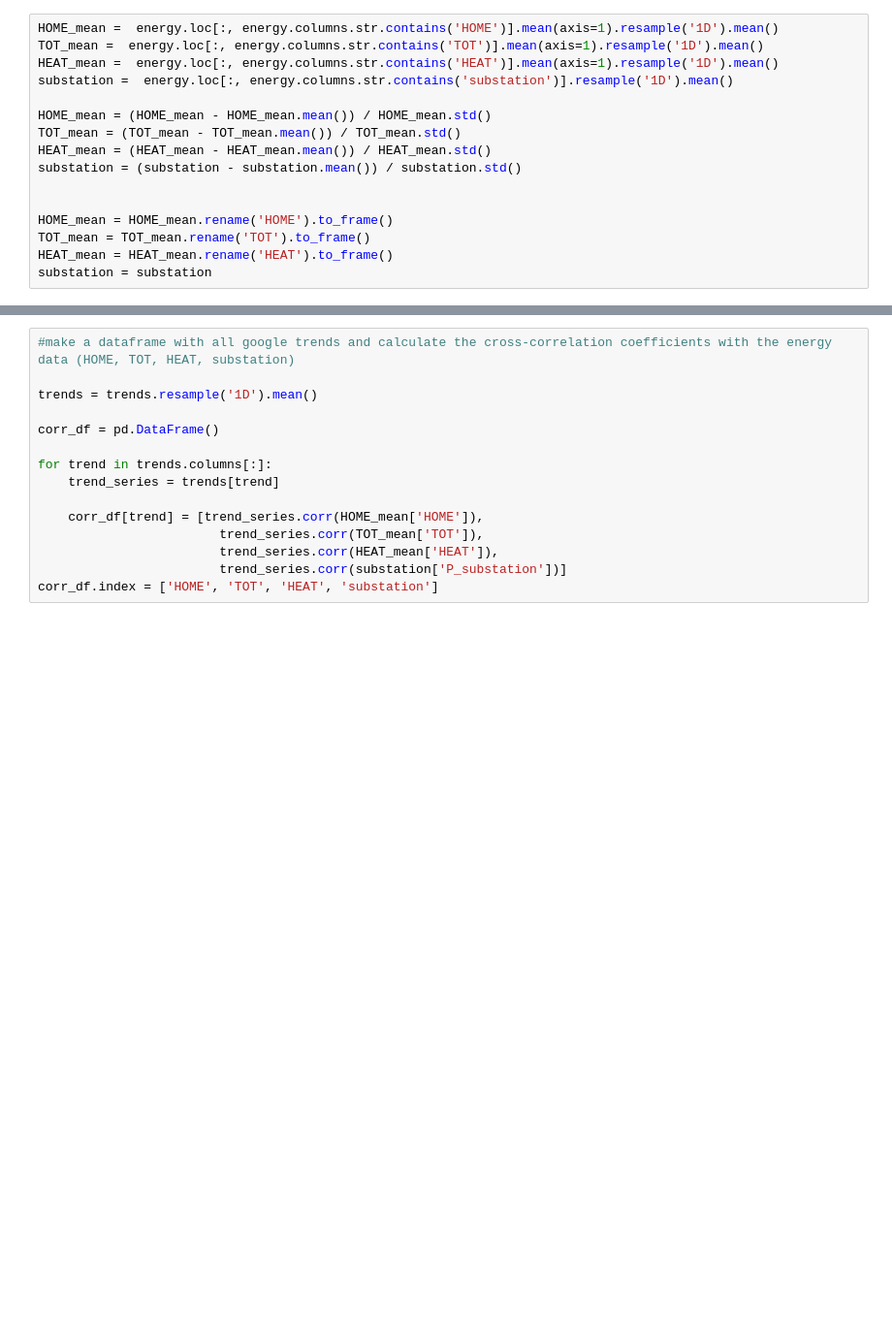
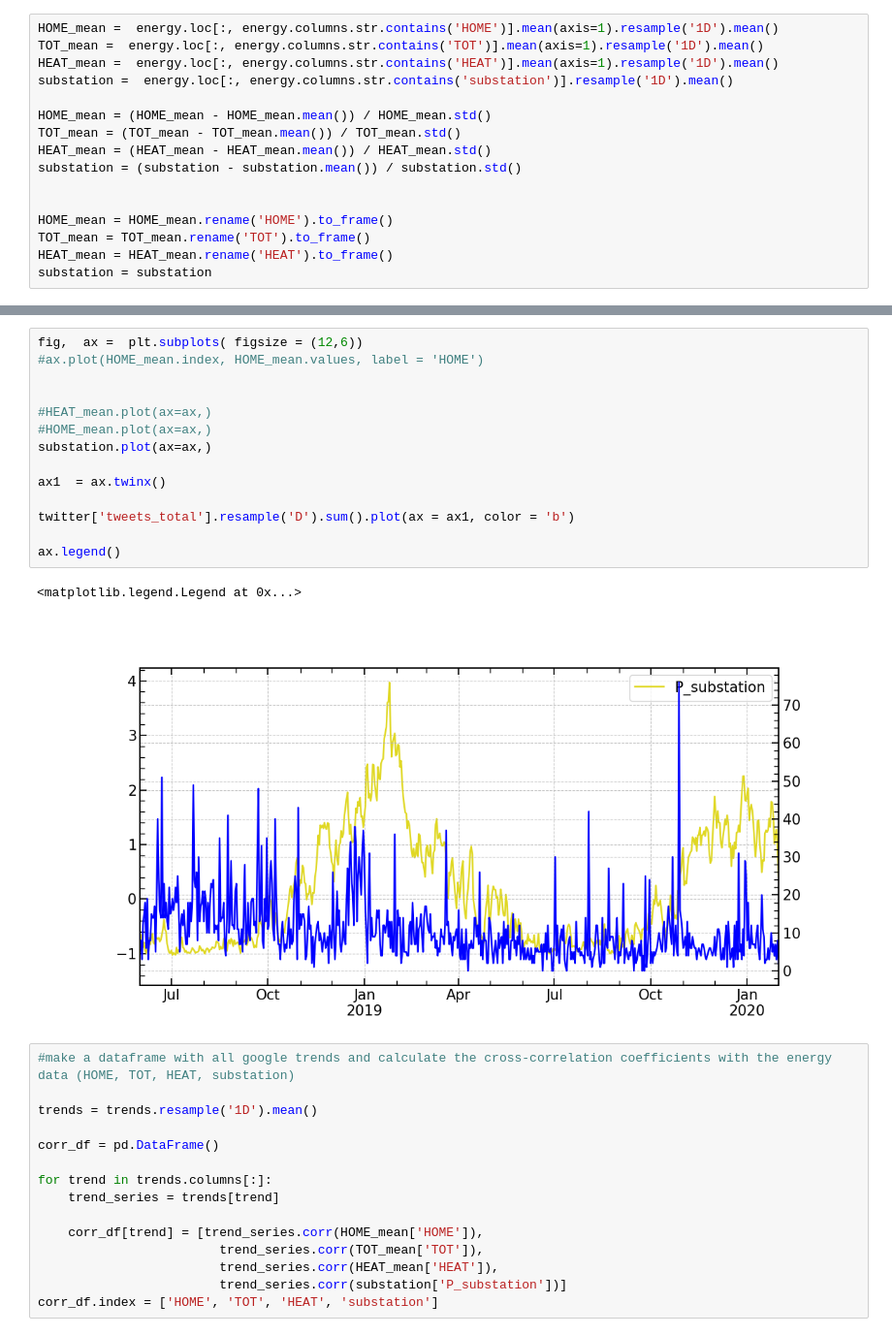
Before and after one commit to SergeiDBykov/swarm_energAIser, a Jupyter notebook: 1_exploratory_analysis/1_hamelin/5_hamelin_trends.ipynb, the cells around one changed output, grey strips where cells are left out. Shown at 97% size. Drawn from its saved outputs; the diff is of its cells as text; blank space fills up the shorter version.

```diff
--- a/1_exploratory_analysis/1_hamelin/5_hamelin_trends.ipynb
+++ b/1_exploratory_analysis/1_hamelin/5_hamelin_trends.ipynb
@@ -68,3 +90,20 @@ ax.legend()
+# %%
+fig,  ax =  plt.subplots( figsize = (12,6))
+#ax.plot(HOME_mean.index, HOME_mean.values, label = 'HOME')
+
+
+#HEAT_mean.plot(ax=ax,)
+#HOME_mean.plot(ax=ax,)
+substation.plot(ax=ax,)
+
+ax1  = ax.twinx()
+
+twitter['tweets_total'].resample('D').sum().plot(ax = ax1, color = 'b')
+
+ax.legend()
+# %% [output]
+<matplotlib.legend.Legend at 0x...>
+[figure, added]
 # %%
 #make a dataframe with all google trends and calculate the cross-correlation coefficients with the energy data (HOME, TOT, HEAT, substation)
 
```
Also changed, not shown: parts of 7 cells of this notebook, 3 other files.
